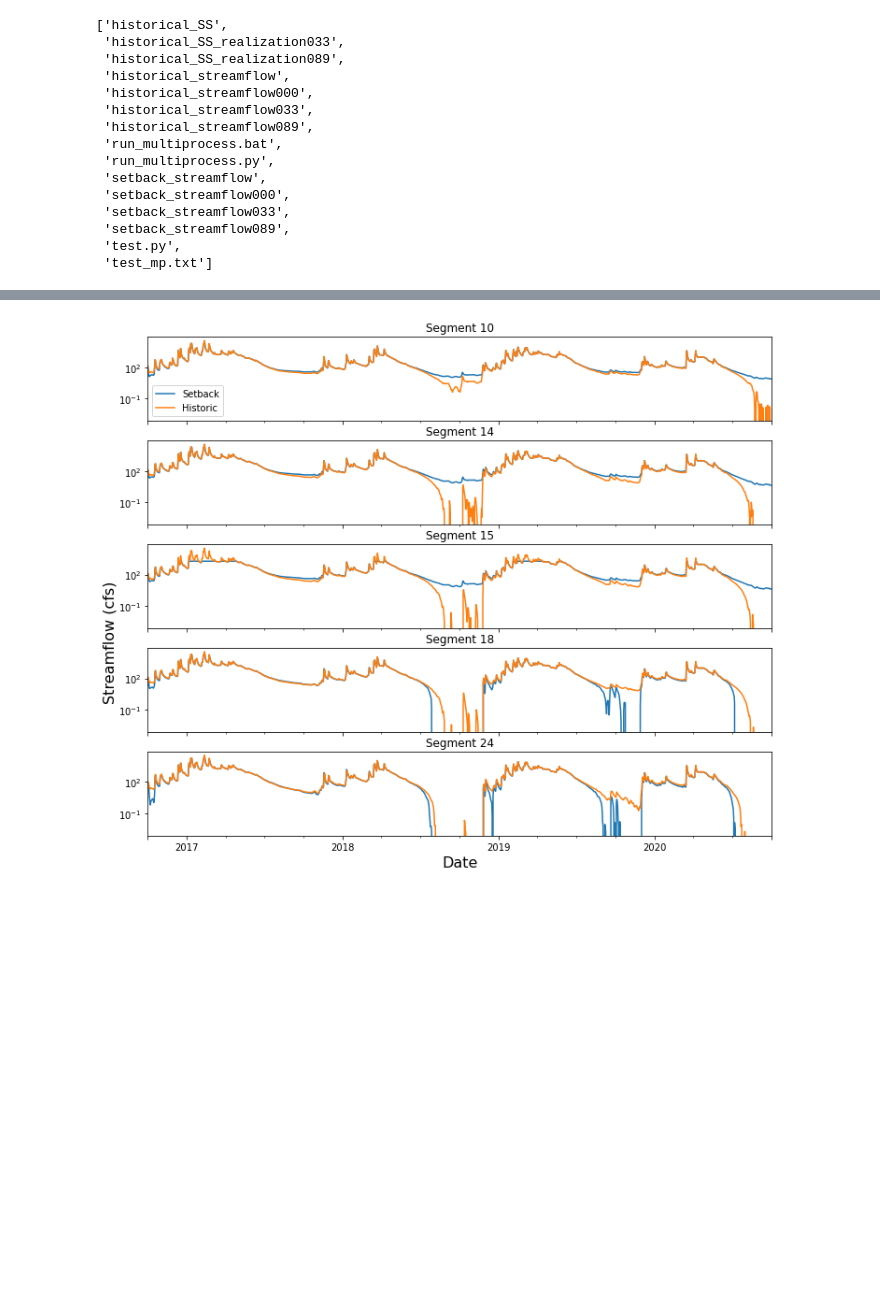
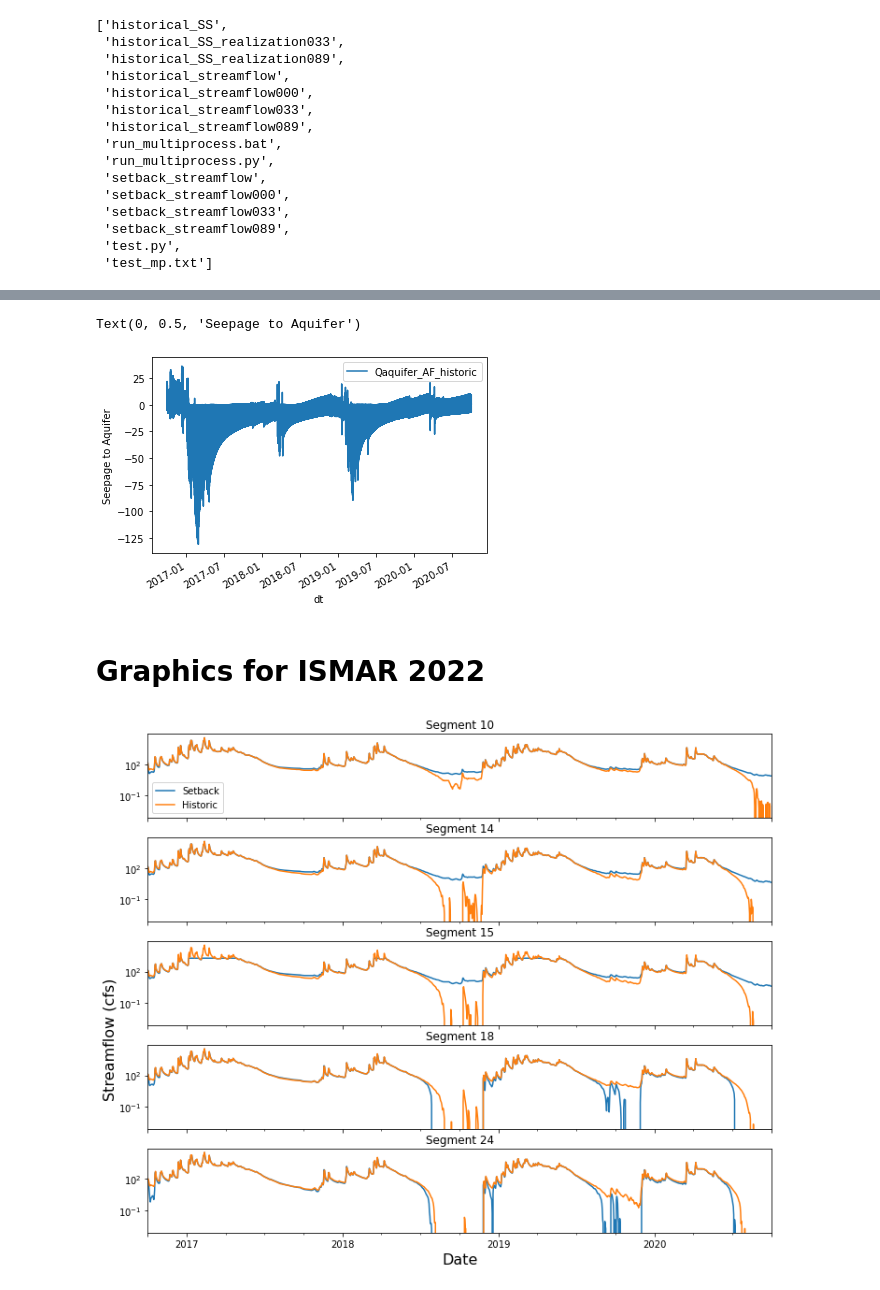
Before and after one commit to andrewcalderwood/CosumnesRiverRecharge, a Jupyter notebook: Projects/Levee_setback/levee_setback_streamflow/Streamflow_plotting.ipynb, the cells around one changed output, grey strips where cells are left out. Drawn from its saved outputs; the diff is of its cells as text; code cells hidden in the pictures; blank space fills up the shorter version.

```diff
--- a/Projects/Levee_setback/levee_setback_streamflow/Streamflow_plotting.ipynb
+++ b/Projects/Levee_setback/levee_setback_streamflow/Streamflow_plotting.ipynb
@@ -201,6 +195,14 @@ sfrdf_plot = setback_df.join(historical_join, on=['kstpkper','i','j'], rsuffix =
 sfrdf_plot['Qin_cfs_diff'] = sfrdf_plot.Qin_cfs_setback - sfrdf_plot.Qin_cfs_historic
 sfrdf_plot['Qaquifer_AF_diff'] = sfrdf_plot.Qaquifer_AF_setback - sfrdf_plot.Qaquifer_AF_historic
 sfrdf_plot['depth_diff'] = sfrdf_plot.depth_setback - sfrdf_plot.depth_historic
+# %%
+sfrdf_plot.plot(y='Qaquifer_AF_historic')
+plt.ylabel('Seepage to Aquifer')
+# %% [output]
+Text(0, 0.5, 'Seepage to Aquifer')
+[figure, added]
+# %% [markdown]
+# Graphics for ISMAR 2022
 # %%
 # start flow, before diversion, after diversion, after floodplain, midway to end, end
 segments2check = np.asarray([10,14, 15, 18,24])
```
Also changed, not shown: parts of 4 cells of this notebook, 8 other files.
